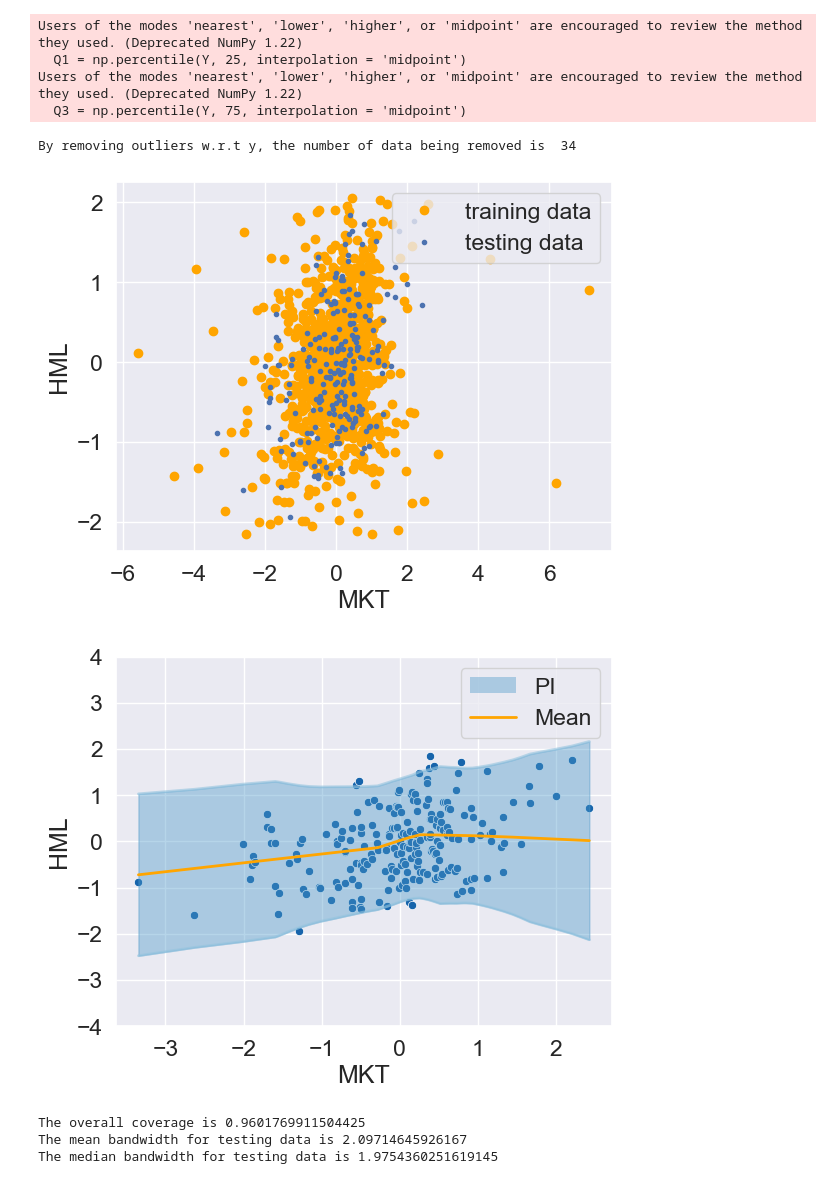
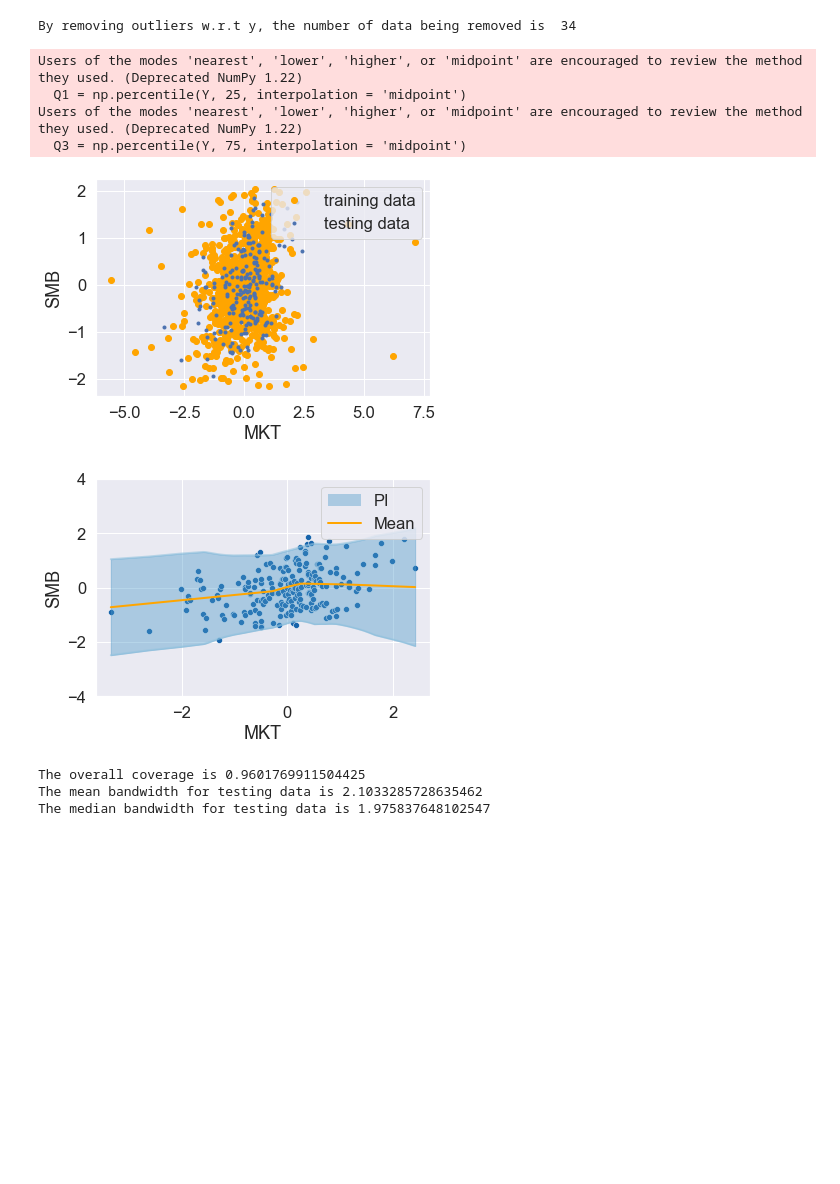
Before and after one commit to JiaweiGe0416/PI, a Jupyter notebook: FFData/FF_Combined.ipynb, the cells around one changed output. Drawn from its saved outputs; the diff is of its cells as text; code cells hidden in the pictures; blank space fills up the shorter version.

```diff
--- a/FFData/FF_Combined.ipynb
+++ b/FFData/FF_Combined.ipynb
@@ -237,7 +236,7 @@ The median bandwidth for testing data is 2.6714815909598633
 ##################### Making (X, Y) ###########################
 
 X_axis = "MKT"
-Y_axis = "HML"
+Y_axis = "SMB"
 X = MKT_te
 Y = SMB_te
 
@@ -386,40 +385,40 @@ X_lin = lin_data[:,0].reshape(-1,1)
 Y_lin = lin_data[:,1].reshape(-1,1)
 y_lin = Y_lin[:,0]
 X_res = res_data[:,0].reshape(-1,1)
 Y_res = res_data[:,1].reshape(-1,1)
 y_res = Y_res[:,0]
 X_test = test_data[:,0].reshape(-1,1)
 Y_test = test_data[:,1].reshape(-1,1)
 y_test = Y_test[:,0]
 
 # Estimate the mean using NN1
 est_type = "NN1"
 Y_res_pred, M_test = mean_est_2(est_type,X_lin,Y_lin,X_res,X_test)
 y_res_pred = Y_res_pred[:,0]
 
 # Calculate the conformity scores
 residuals = np.abs(y_res - y_res_pred)
 
 alpha = 0.05  # 95% confidence level
 k = int((1 - alpha) * len(y_lin))
 residuals_sorted = np.sort(residuals)
 threshold = residuals_sorted[k]
 
 # Calculate the prediction interval
 v_test = (threshold**2)*np.ones(len(y_test))
 V_test = v_test.reshape(-1,1)
 
 
 # plot
 my_plot(X_test,Y_test,M_test,V_test,X_axis = X_axis, Y_axis = Y_axis,ylim = [-4,4])
 # %% [output]
-Users of the modes 'nearest', 'lower', 'higher', or 'midpoint' are encouraged to review the method they used. (Deprecated NumPy 1.22)
-  Q1 = np.percentile(Y, 25, interpolation = 'midpoint')
-Users of the modes 'nearest', 'lower', 'higher', or 'midpoint' are encouraged to review the method they used. (Deprecated NumPy 1.22)
-  Q3 = np.percentile(Y, 75, interpolation = 'midpoint')
+By removing outliers w.r.t y, the number of data being removed is  34
-By removing outliers w.r.t y, the number of data being removed is  34
+Users of the modes 'nearest', 'lower', 'higher', or 'midpoint' are encouraged to review the method they used. (Deprecated NumPy 1.22)
+  Q1 = np.percentile(Y, 25, interpolation = 'midpoint')
+Users of the modes 'nearest', 'lower', 'higher', or 'midpoint' are encouraged to review the method they used. (Deprecated NumPy 1.22)
+  Q3 = np.percentile(Y, 75, interpolation = 'midpoint')
-[figure, old version]
+[figure, new version]
-[figure, old version]
+[figure, new version]
 The overall coverage is 0.9601769911504425
-The mean bandwidth for testing data is 2.09714645926167
-The median bandwidth for testing data is 1.9754360251619145
+The mean bandwidth for testing data is 2.1033285728635462
+The median bandwidth for testing data is 1.975837648102547
```
Also changed, not shown: parts of 3 cells of this notebook, 1 other file.
